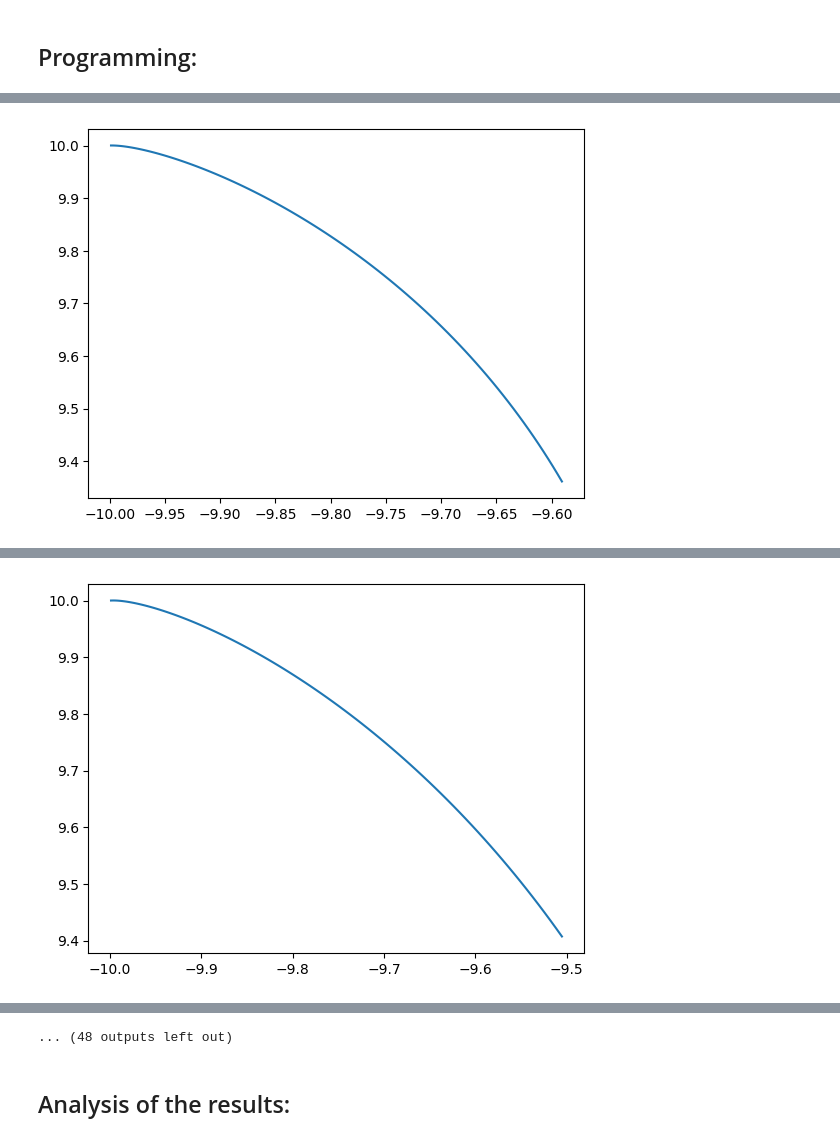
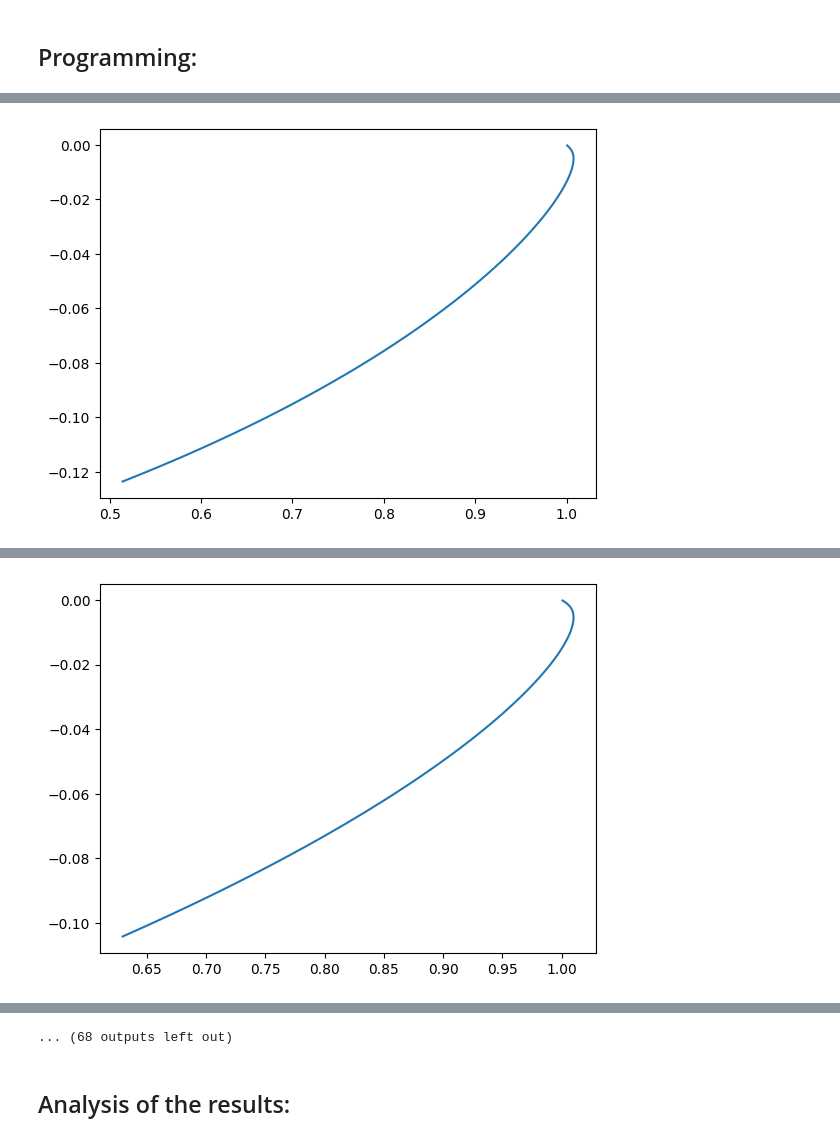
Before and after one commit to aromoher/MAE598, a Jupyter notebook: Project 1/Project1.ipynb, the cells around one changed output, grey strips where cells are left out. Cells and saved outputs as stored; diff of their text form; code cells hidden in the pictures.

```diff
--- a/Project 1/Project1.ipynb
+++ b/Project 1/Project1.ipynb
@@ -110,7 +110,7 @@ class Dynamics(nn.Module):
         #delta_state_theta_two = delta_state_theta_one[:,1]
         #delta_state_theta = FRAME_TIME*delta_state_theta_two.T
         #************************************************************************************************************
-        delta_state_theta = FRAME_TIME*t.tensor([0., 0., 0., 0, -1])*action[1]
+        delta_state_theta = FRAME_TIME*t.tensor([0., 0., 0., 0, -1.])*action[1]
 
 
         # Velocity
@@ -183,7 +183,7 @@ class Simulation(nn.Module):
 
     @staticmethod
     def initialize_state():
-        state = [-10., 10., 0.005, -0.005, -0.785]  # set the initial states ******************** [x, y, x_dot, y_dot, theta] make sure the orientation and the y-velocity match directions
+        state = [-1., 1., 0, 0, 0]  # set the initial states ******************** [x, y, x_dot, y_dot, theta] make sure the orientation and the y-velocity match directions
         return t.tensor(state, requires_grad=False).float()
 
     def error(self, state):
@@ -226,18 +226,18 @@ class Optimize:
         x_dot = data[:, 2]
         y_dot = data[:, 3]
         theta = data[:, 4]
-        plt.plot(x, y)
+        plt.plot(y, y_dot)
         plt.show()
 # %%
 # Now it's time to run the code!
 
 T = 100  # number of time steps
 dim_input = 5  # state space dimensions
-dim_hidden = 30  # latent dimensions
+dim_hidden = 6  # latent dimensions
 dim_output = 2  # action space dimensions
 d = Dynamics()  # define dynamics
 c = Controller(dim_input, dim_hidden, dim_output)  # define controller
 s = Simulation(c, d, T)  # define simulation
 o = Optimize(s)  # define optimizer
-o.train(30)  # solve the optimization problem
+o.train(40)  # solve the optimization problem
 # %% [output]
@@ -245 +245 @@ o.train(30)  # solve the optimization problem
-[figure, old version]
+[figure, new version]
@@ -247 +247 @@ o.train(30)  # solve the optimization problem
-[figure, old version]
+[figure, new version]
@@ -256,4 +256,4 @@ o.train(30)  # solve the optimization problem
-... (48 outputs left out)
+... (68 outputs left out)
 # %% [markdown]
 ## Analysis of the results:
 # %% [markdown]
```
Also changed, not shown: parts of 1 cell of this notebook.
